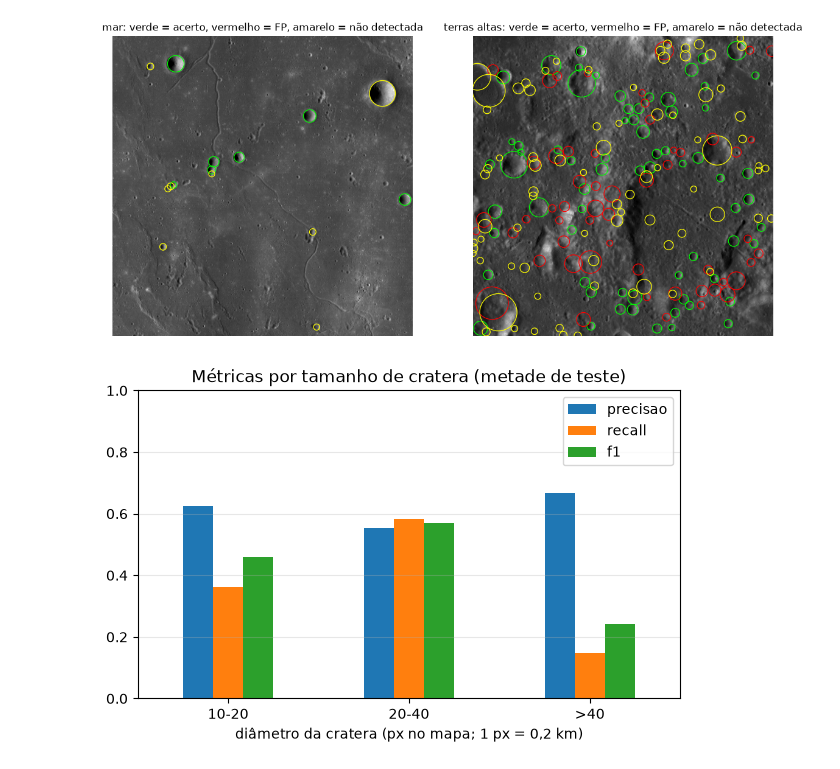
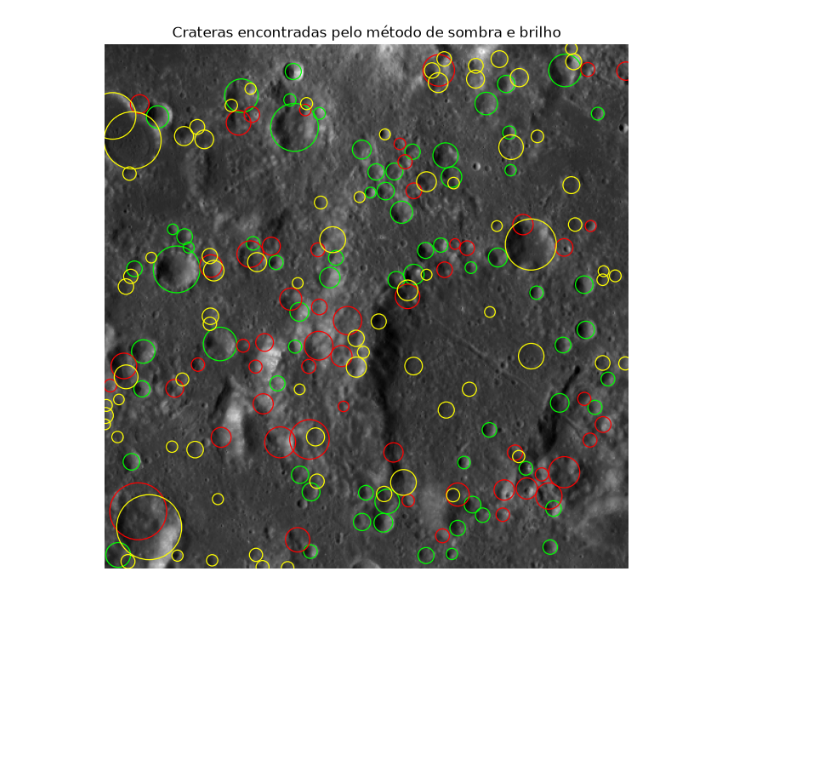
Before and after one commit to hPedro11/Guardiao-Quedas, a Jupyter notebook: notebooks/02_deteccao.ipynb, the cells around one changed output. Cells and saved outputs as stored; diff of their text form; code cells hidden in the pictures; blank space fills up the shorter version.

```diff
--- a/notebooks/02_deteccao.ipynb
+++ b/notebooks/02_deteccao.ipynb
@@ -205,0 +54,11 @@ Dois tiles da metade de teste, um de mar e um de terras altas. **Verde:** acerto
+# %%
+sombra = ParamsDeteccao(**config.PARAMS_DETECCAO)
+hough = ParamsDeteccao(metodo="hough", usar_clahe=False, blur_ksize=5, acumulador=20, r_min=5, r_max=60)
+
+achadas, certas, total, marcadas = conferir(sombra, "teste")
+print(f"Sombra e brilho: achou {certas} de {total} crateras ({certas / total:.0%})")
+print(f"                 {certas} de {marcadas} marcações eram crateras ({certas / marcadas:.0%})")
+
+_, certas_h, _, marcadas_h = conferir(hough, "teste")
+print(f"HoughCircles:    achou {certas_h} de {total} crateras ({certas_h / total:.0%})")
+print(f"                 {certas_h} de {marcadas_h} marcações eram crateras ({certas_h / marcadas_h:.0%})")
@@ -206,31 +76,25 @@ Dois tiles da metade de teste, um de mar e um de terras altas. **Verde:** acerto
 # %%
-m = casar_deteccoes(det_te, gab_te)
-fig, axs = plt.subplots(1, 2, figsize=(14, 7))
-for ax, (x0, y0, titulo) in zip(axs, [(int(info.largura * 0.55), int(info.altura * 0.62), "mar"),
-                                      (int(info.largura * 0.80), int(info.altura * 0.78), "terras altas")]):
-    L = 500
-    def no_tile(c):
-        return (c[:, 0] >= x0) & (c[:, 0] < x0 + L) & (c[:, 1] >= y0) & (c[:, 1] < y0 + L)
-    ax.imshow(mapa[y0:y0 + L, x0:x0 + L], cmap="gray")
-    for c, cor in ((det_te[m["mascara_det_tp"] & no_tile(det_te)], "lime"),
-                   (det_te[~m["mascara_det_tp"] & no_tile(det_te)], "red"),
-                   (gab_te[~m["mascara_gab_tp"] & no_tile(gab_te)], "yellow")):
-        for x, y, r in c:
-            ax.add_patch(plt.Circle((x - x0, y - y0), r, fill=False, color=cor, lw=0.9))
-    ax.set_title(f"{titulo}: verde = acerto, vermelho = FP, amarelo = não detectada")
-    ax.axis("off")
-fig.savefig(config.PASTA_RESULTADOS / "deteccao_tile.png", dpi=110, bbox_inches="tight")
+r = casar_deteccoes(achadas, cat_teste)
+x0, y0, L = int(info.largura * 0.80), int(info.altura * 0.78), 500
+
+
+def no_pedaco(c):
+    return (c[:, 0] >= x0) & (c[:, 0] < x0 + L) & (c[:, 1] >= y0) & (c[:, 1] < y0 + L)
+
+
+fig, ax = plt.subplots(figsize=(8, 8))
+ax.imshow(mapa[y0:y0 + L, x0:x0 + L], cmap="gray")
+grupos = [
+    (achadas[r["mascara_det_tp"] & no_pedaco(achadas)], "lime"),
+    (achadas[~r["mascara_det_tp"] & no_pedaco(achadas)], "red"),
+    (cat_teste[~r["mascara_gab_tp"] & no_pedaco(cat_teste)], "yellow"),
+]
+for circulos, cor in grupos:
+    for x, y, raio in circulos:
+        ax.add_patch(plt.Circle((x - x0, y - y0), raio, fill=False, color=cor, lw=0.9))
+ax.set_title("Crateras encontradas pelo método de sombra e brilho")
+ax.axis("off")
+fig.savefig(config.PASTA_RESULTADOS / "deteccao_exemplo.png", dpi=110, bbox_inches="tight")
 plt.show()
 # %% [output]
-[figure, old version]
+[figure, new version]
-# %%
-fig, ax = plt.subplots(figsize=(7, 4))
-f = faixas.set_index("faixa")[["precisao", "recall", "f1"]]
-f.plot.bar(ax=ax, rot=0)
-ax.set_ylim(0, 1); ax.set_xlabel("diâmetro da cratera (px no mapa; 1 px = 0,2 km)")
-ax.set_title("Métricas por tamanho de cratera (metade de teste)")
-ax.grid(axis="y", alpha=0.3)
-fig.savefig(config.PASTA_RESULTADOS / "deteccao_por_faixa.png", dpi=110, bbox_inches="tight")
-plt.show()
-# %% [output]
-[figure, removed]
```
Also changed, not shown: parts of 21 cells of this notebook, 25 other files.
